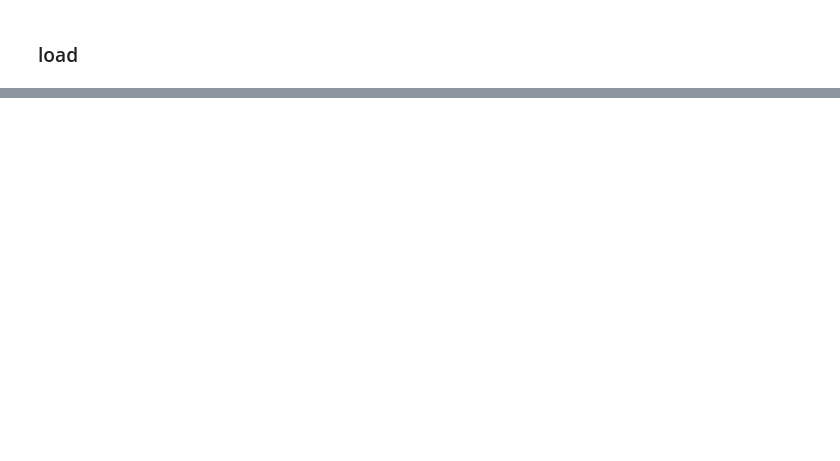
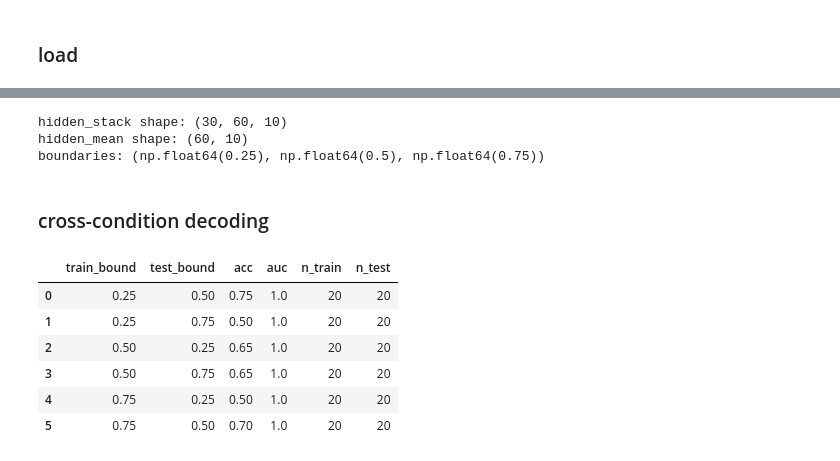
Before and after one commit to siyer7/asymmetry_design, a Jupyter notebook: code/python/simulation_analyses.ipynb, the cells around one changed output, grey strips where cells are left out. Cells and saved outputs as stored; diff of their text form; code cells hidden in the pictures; blank space fills up the shorter version.

```diff
--- a/code/python/simulation_analyses.ipynb
+++ b/code/python/simulation_analyses.ipynb
@@ -271,0 +32,67 @@ questions to ask yourself:
+# %%
+hidden_stack = np.load('../../results/hidden_stack.npy')
+print(f'hidden_stack shape: {hidden_stack.shape}')  # (n_nets, 60, 10)
+hidden_mean = hidden_stack.mean(axis=0)  # [60, 10]
+print(f'hidden_mean shape: {hidden_mean.shape}')
+
+boundaries = tuple(sorted(pca_df['boundary'].unique()))
+print(f'boundaries: {boundaries}')
+# %% [output]
+hidden_stack shape: (30, 60, 10)
+hidden_mean shape: (60, 10)
+boundaries: (np.float64(0.25), np.float64(0.5), np.float64(0.75))
+# %% [markdown]
+### cross-condition decoding
+# %%
+from sklearn.linear_model import LogisticRegression
+from sklearn.metrics import accuracy_score, roc_auc_score
+np.random.seed(42)
+
+# Cross-boundary class decoding
+# Train on class in source boundary, test on class in target boundary
+cross_bound_results = []
+
+for source_bound in boundaries:
+    # Train set: all trials from source boundary
+    train_idx = pca_df['boundary'] == source_bound
+    X_train = hidden_mean[train_idx.values]
+    y_train = pca_df.loc[train_idx, 'class'].values
+
+    # Fit classifier
+    clf = LogisticRegression(random_state=42, max_iter=1000)
+    clf.fit(X_train, y_train)
+
+    # Test on each other boundary
+    for target_bound in boundaries:
+        if target_bound == source_bound:
+            continue
+
+        test_idx = pca_df['boundary'] == target_bound
+        X_test = hidden_mean[test_idx.values]
+        y_test = pca_df.loc[test_idx, 'class'].values
+
+        y_pred = clf.predict(X_test)
+        y_pred_proba = clf.predict_proba(X_test)[:, 1]
+
+        acc = accuracy_score(y_test, y_pred)
+        auc = roc_auc_score(y_test, y_pred_proba)
+
+        cross_bound_results.append({
+            'train_bound': source_bound,
+            'test_bound': target_bound,
+            'acc': acc,
+            'auc': auc,
+            'n_train': len(y_train),
+            'n_test': len(y_test),
+        })
+
+cross_decoding_df = pd.DataFrame(cross_bound_results)
+cross_decoding_df
+# %% [output]
+|  | train_bound | test_bound | acc | auc | n_train | n_test |
+| 0 | 0.25 | 0.50 | 0.75 | 1.0 | 20 | 20 |
+| 1 | 0.25 | 0.75 | 0.50 | 1.0 | 20 | 20 |
+| 2 | 0.50 | 0.25 | 0.65 | 1.0 | 20 | 20 |
+| 3 | 0.50 | 0.75 | 0.65 | 1.0 | 20 | 20 |
+| 4 | 0.75 | 0.25 | 0.50 | 1.0 | 20 | 20 |
+| 5 | 0.75 | 0.50 | 0.70 | 1.0 | 20 | 20 |
```
Also changed, not shown: parts of 19 cells of this notebook, 8 other files.
